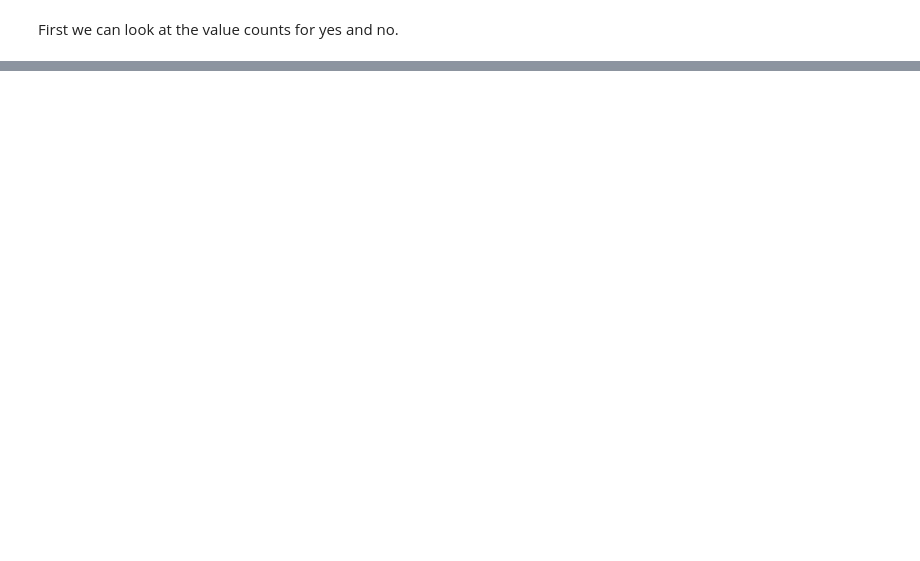
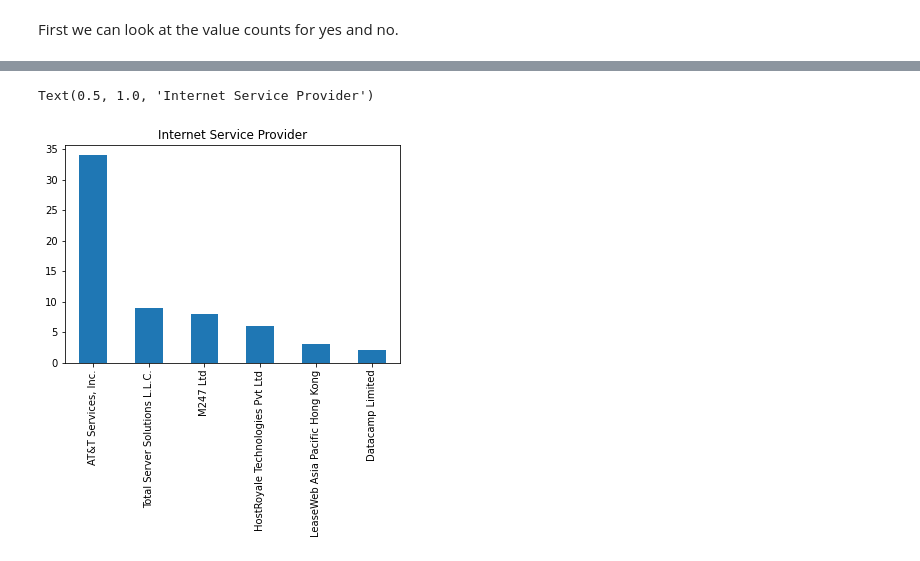
Before and after one commit to Duvey314/yesorno, a Jupyter notebook: yesorno.ipynb, the cells around one changed output, grey strips where cells are left out. Drawn from its saved outputs; the diff is of its cells as text; code cells hidden in the pictures; blank space fills up the shorter version.

```diff
--- a/yesorno.ipynb
+++ b/yesorno.ipynb
@@ -162,3 +164,9 @@ answers_df['city'].value_counts().plot(kind='bar')
+# %%
+answers_df['isp'].value_counts().plot(kind='bar')
+plt.title('Internet Service Provider')
+# %% [output]
+Text(0.5, 1.0, 'Internet Service Provider')
+[figure, added]
 # %%
 #plot the button press locations
 fig, ax = plt.subplots()
```
Also changed, not shown: parts of 6 cells of this notebook, 17 other files.
